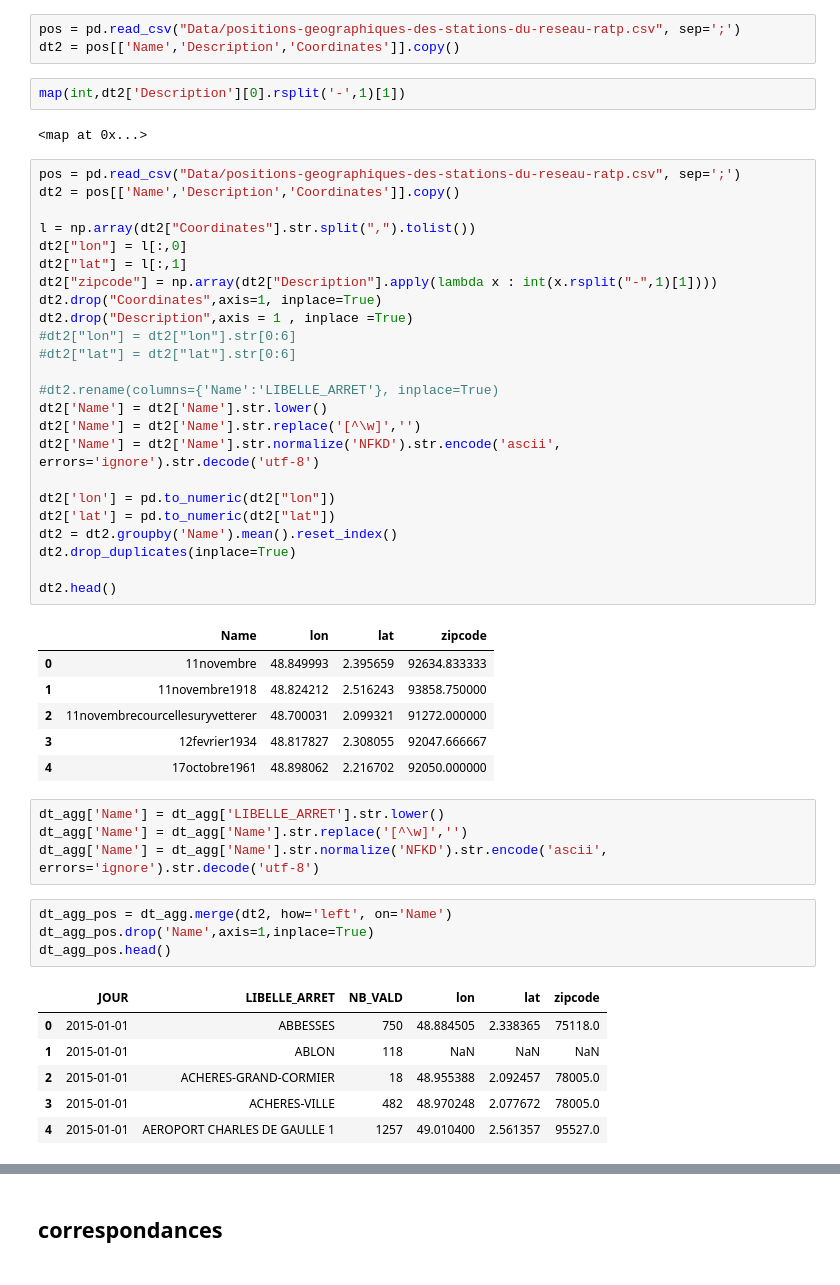
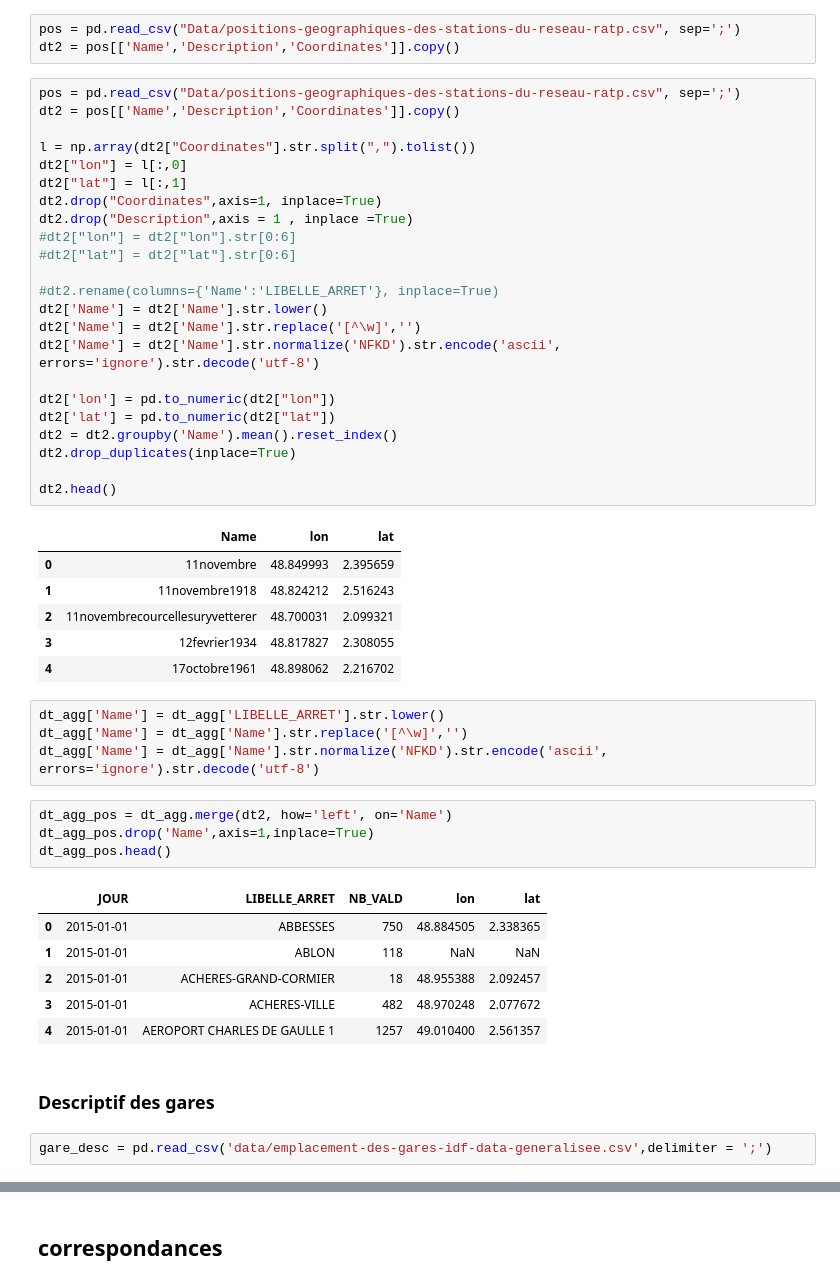
Before and after one commit to SkanderHellal/datacamp-challenge-creation, a Jupyter notebook: merge_aggregate_data_with_mvs.ipynb, the cells around one changed output, grey strips where cells are left out. Cells and saved outputs as stored; diff of their text form.

Commit message:
Add files via upload
Added : Mouvement sociaux + descriptif des gares

```diff
--- a/merge_aggregate_data_with_mvs.ipynb
+++ b/merge_aggregate_data_with_mvs.ipynb
@@ -126,41 +127,36 @@ dt_agg.to_csv('./data/validation_data_agg_2015_2019.csv')
 # %%
 pos = pd.read_csv("Data/positions-geographiques-des-stations-du-reseau-ratp.csv", sep=';')
 dt2 = pos[['Name','Description','Coordinates']].copy()
-# %%
-map(int,dt2['Description'][0].rsplit('-',1)[1])
-# %% [output]
-<map at 0x...>
 # %%
 pos = pd.read_csv("Data/positions-geographiques-des-stations-du-reseau-ratp.csv", sep=';')
 dt2 = pos[['Name','Description','Coordinates']].copy()
 
 l = np.array(dt2["Coordinates"].str.split(",").tolist())
 dt2["lon"] = l[:,0]
 dt2["lat"] = l[:,1]
-dt2["zipcode"] = np.array(dt2["Description"].apply(lambda x : int(x.rsplit("-",1)[1])))
 dt2.drop("Coordinates",axis=1, inplace=True)
 dt2.drop("Description",axis = 1 , inplace =True)
 #dt2["lon"] = dt2["lon"].str[0:6]
 #dt2["lat"] = dt2["lat"].str[0:6]
 
 #dt2.rename(columns={'Name':'LIBELLE_ARRET'}, inplace=True)
 dt2['Name'] = dt2['Name'].str.lower()
 dt2['Name'] = dt2['Name'].str.replace('[^\w]','')
 dt2['Name'] = dt2['Name'].str.normalize('NFKD').str.encode('ascii', errors='ignore').str.decode('utf-8')
 
 dt2['lon'] = pd.to_numeric(dt2["lon"])
 dt2['lat'] = pd.to_numeric(dt2["lat"])
 dt2 = dt2.groupby('Name').mean().reset_index()
 dt2.drop_duplicates(inplace=True)
 
 dt2.head()
 # %% [output]
-|  | Name | lon | lat | zipcode |
-| 0 | 11novembre | 48.849993 | 2.395659 | 92634.833333 |
-| 1 | 11novembre1918 | 48.824212 | 2.516243 | 93858.750000 |
-| 2 | 11novembrecourcellesuryvetterer | 48.700031 | 2.099321 | 91272.000000 |
-| 3 | 12fevrier1934 | 48.817827 | 2.308055 | 92047.666667 |
-| 4 | 17octobre1961 | 48.898062 | 2.216702 | 92050.000000 |
+|  | Name | lon | lat |
+| 0 | 11novembre | 48.849993 | 2.395659 |
+| 1 | 11novembre1918 | 48.824212 | 2.516243 |
+| 2 | 11novembrecourcellesuryvetterer | 48.700031 | 2.099321 |
+| 3 | 12fevrier1934 | 48.817827 | 2.308055 |
+| 4 | 17octobre1961 | 48.898062 | 2.216702 |
 # %%
 dt_agg['Name'] = dt_agg['LIBELLE_ARRET'].str.lower()
 dt_agg['Name'] = dt_agg['Name'].str.replace('[^\w]','')
@@ -170,9 +166,13 @@ dt_agg_pos = dt_agg.merge(dt2, how='left', on='Name')
 dt_agg_pos.drop('Name',axis=1,inplace=True)
 dt_agg_pos.head()
 # %% [output]
-|  | JOUR | LIBELLE_ARRET | NB_VALD | lon | lat | zipcode |
-| 0 | 2015-01-01 | ABBESSES | 750 | 48.884505 | 2.338365 | 75118.0 |
-| 1 | 2015-01-01 | ABLON | 118 | NaN | NaN | NaN |
-| 2 | 2015-01-01 | ACHERES-GRAND-CORMIER | 18 | 48.955388 | 2.092457 | 78005.0 |
-| 3 | 2015-01-01 | ACHERES-VILLE | 482 | 48.970248 | 2.077672 | 78005.0 |
-| 4 | 2015-01-01 | AEROPORT CHARLES DE GAULLE 1 | 1257 | 49.010400 | 2.561357 | 95527.0 |
+|  | JOUR | LIBELLE_ARRET | NB_VALD | lon | lat |
+| 0 | 2015-01-01 | ABBESSES | 750 | 48.884505 | 2.338365 |
+| 1 | 2015-01-01 | ABLON | 118 | NaN | NaN |
+| 2 | 2015-01-01 | ACHERES-GRAND-CORMIER | 18 | 48.955388 | 2.092457 |
+| 3 | 2015-01-01 | ACHERES-VILLE | 482 | 48.970248 | 2.077672 |
+| 4 | 2015-01-01 | AEROPORT CHARLES DE GAULLE 1 | 1257 | 49.010400 | 2.561357 |
+# %% [markdown]
+### Descriptif des gares
+# %%
+gare_desc = pd.read_csv('data/emplacement-des-gares-idf-data-generalisee.csv',delimiter = ';')
```
Also changed, not shown: parts of 22 cells of this notebook.
